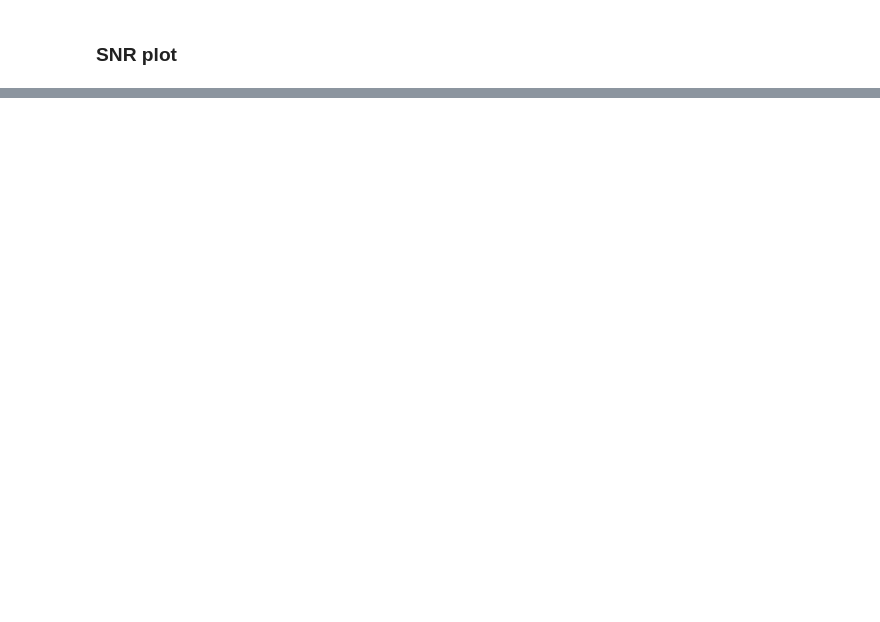
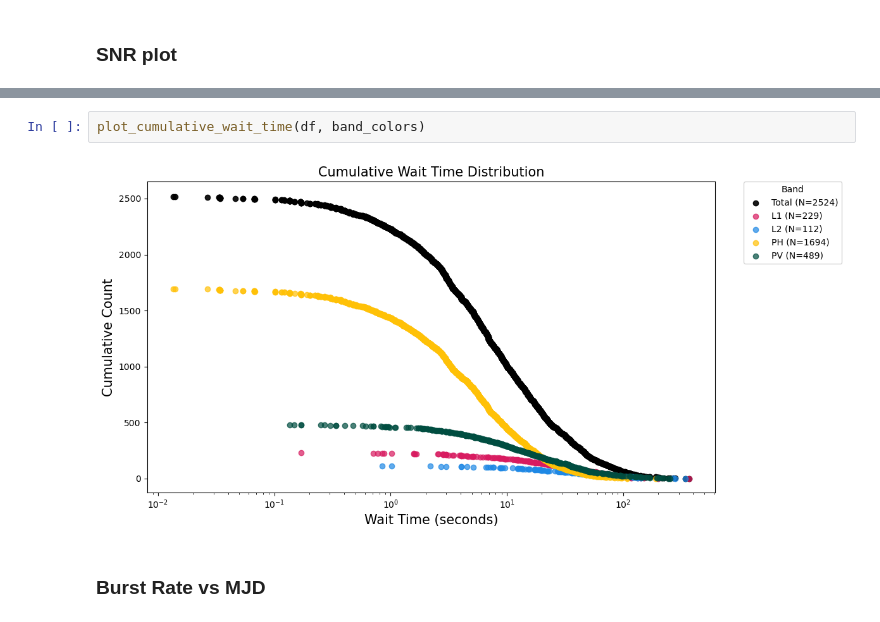
Before and after one commit to afinemax/Astron_2024, a Jupyter notebook: crab_analysis/crab_analysis_starter_max.ipynb, the cells around one changed output, grey strips where cells are left out. Saved outputs shown, nothing was run; the diff lists cells and outputs as text; blank space fills up the shorter version.

```diff
--- a/crab_analysis/crab_analysis_starter_max.ipynb
+++ b/crab_analysis/crab_analysis_starter_max.ipynb
@@ -516,0 +893,6 @@ plot_snr_histogram(df, band_colors=band_colors, save_path='snr_freq.png')
+# %%
+plot_cumulative_wait_time(df, band_colors)
+# %% [output]
+[figure, added]
+# %% [markdown]
+### Burst Rate vs MJD
```
Also changed, not shown: parts of 36 cells of this notebook, 3 other files.
